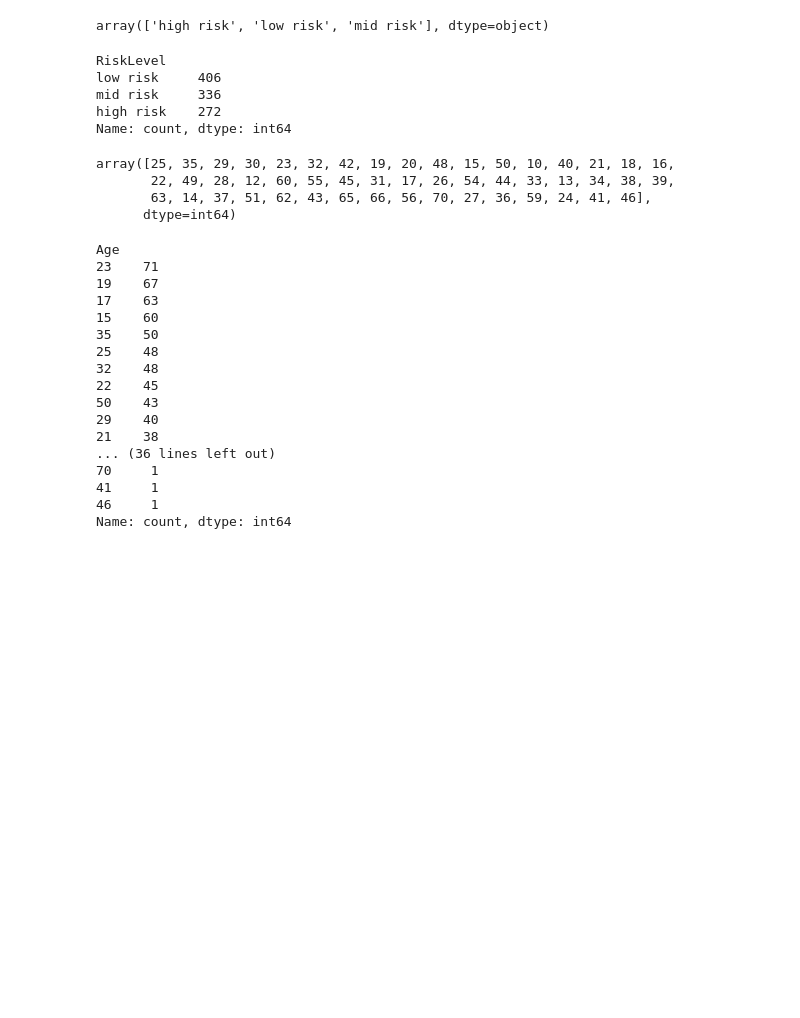
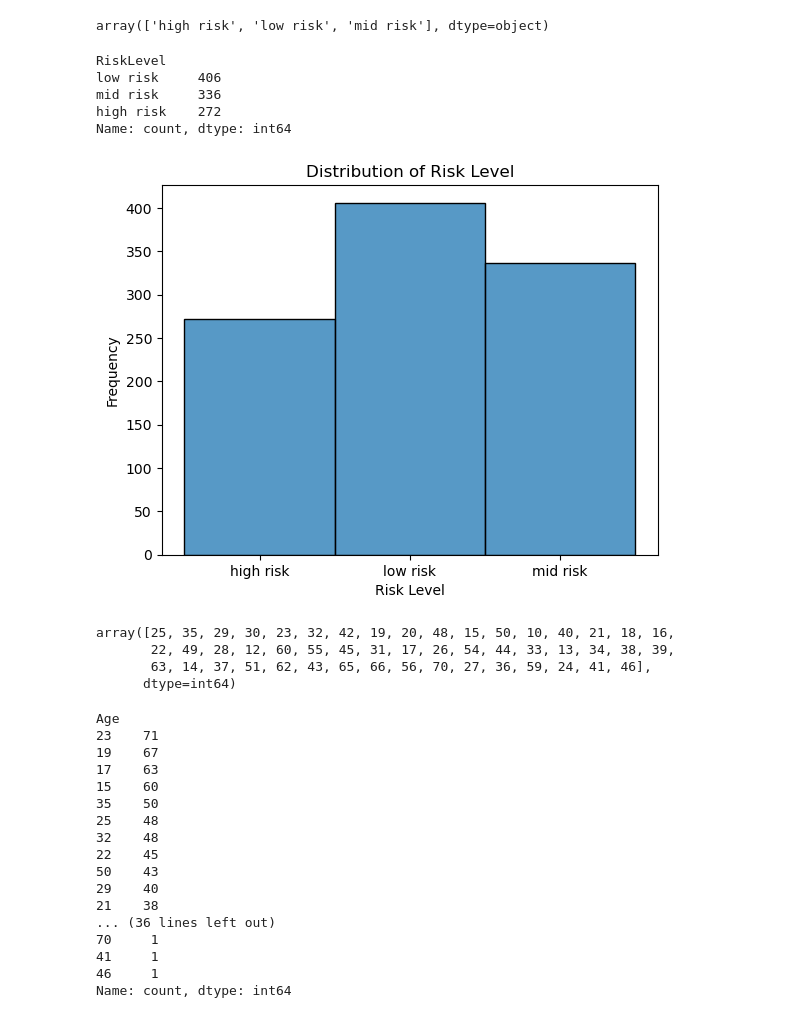
Before and after one commit to 2026365-EduardoFlach/Machine_Learning_CA1, a Jupyter notebook: Machine Learning_CA1.ipynb, the cells around one changed output. Saved outputs shown, nothing was run; the diff lists cells and outputs as text; code cells hidden in the pictures; blank space fills up the shorter version.

Commit message:
13.11 - Graphs, encoding

```diff
--- a/Machine Learning_CA1.ipynb
+++ b/Machine Learning_CA1.ipynb
@@ -76,6 +92,18 @@ low risk     406
 mid risk     336
 high risk    272
 Name: count, dtype: int64
+# %%
+#Graphs of Risk Level
+data=df['RiskLevel']
+
+sns.histplot(data=data, bins=10)
+
+plt.title('Distribution of Risk Level')
+plt.xlabel('Risk Level')
+plt.ylabel('Frequency')
+plt.show()
+# %% [output]
+[figure, added]
 # %%
 df['Age'].unique()
 # %% [output]
```
Also changed, not shown: parts of 22 cells of this notebook.
